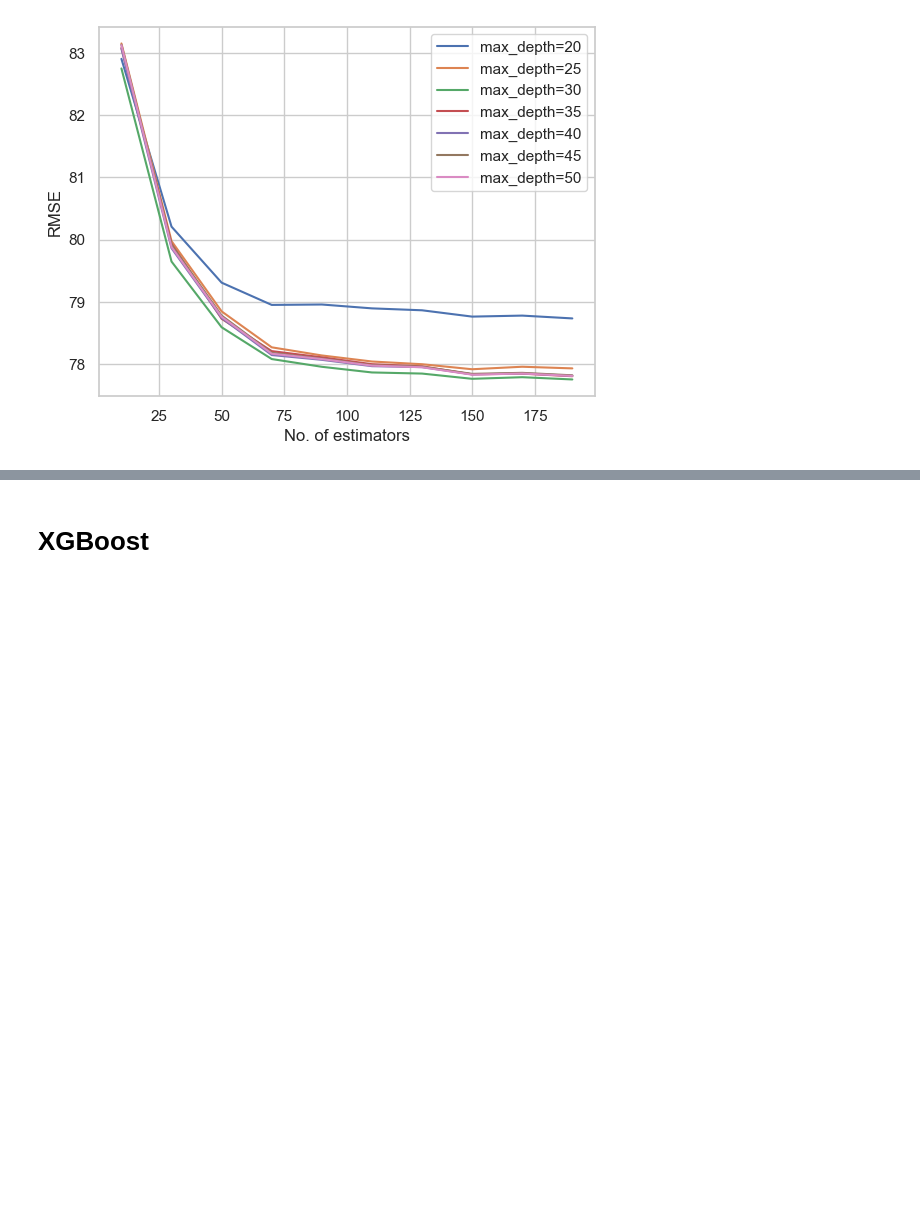
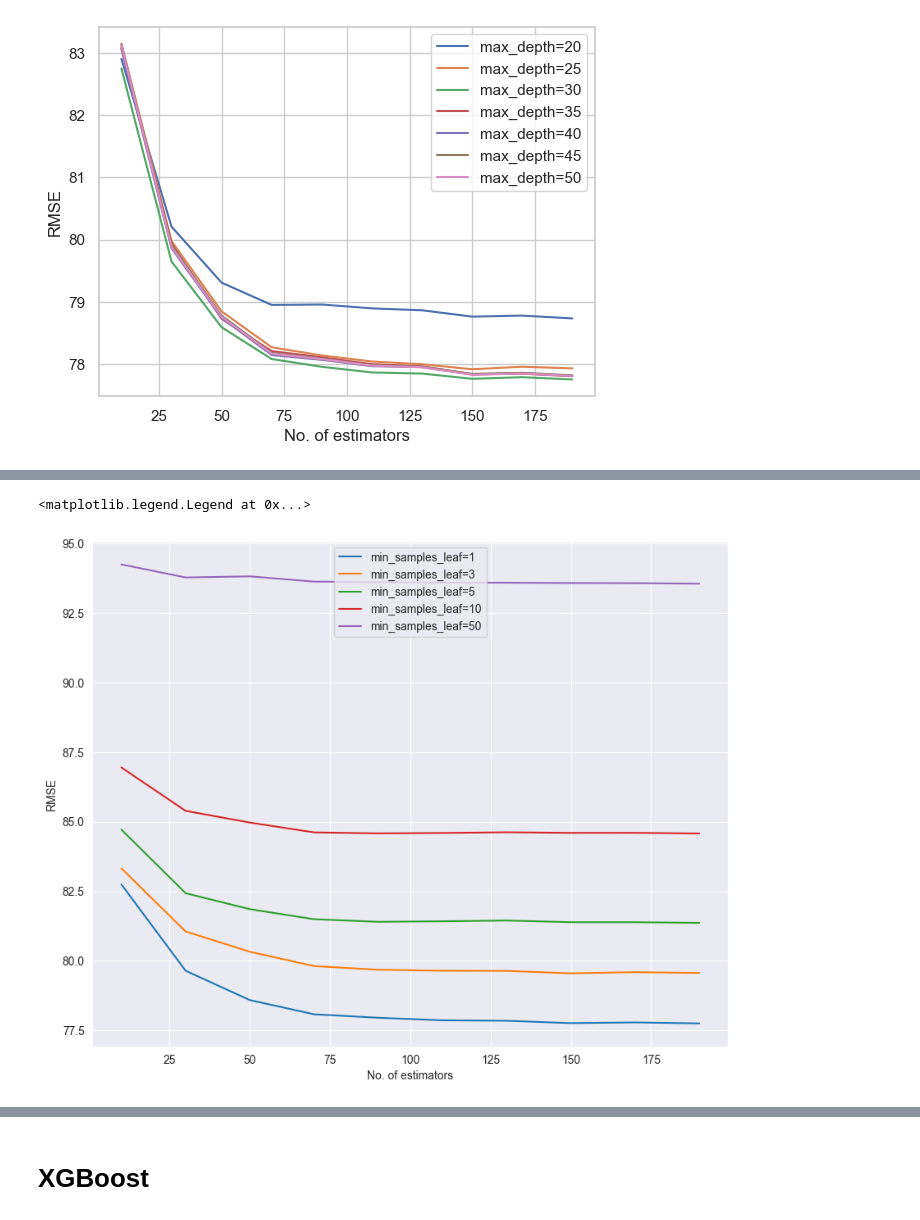
Before and after one commit to kausnz/panama-electricity-load-forecast, a Jupyter notebook: notebook.ipynb, the cells around one changed output, grey strips where cells are left out. Saved outputs shown, nothing was run; the diff lists cells and outputs as text; code cells hidden in the pictures; blank space fills up the shorter version.

```diff
--- a/notebook.ipynb
+++ b/notebook.ipynb
@@ -407,0 +417,21 @@ plt.legend()
+# %%
+# Based on the above graph, optimal max_depth is 30.
+max_depth = 30
+
+# Finding the optimal min_samples_leaf
+scores = []
+for s in tqdm([1, 3, 5, 10, 50]):
+    for n in tqdm(range(10, 201, 20)):
+        rf = RandomForestRegressor(n_estimators=n,
+                                   max_depth=max_depth,
+                                   min_samples_leaf=s,
+                                   random_state=1,
+                                   n_jobs=-1)
+        rf.fit(X_train, y_train)
+        y_val_pred = rf.predict(X_val)
+        rmse = np.sqrt(mean_squared_error(y_val, y_val_pred))
+        mae = mean_absolute_error(y_val, y_val_pred)
+        scores.append((n, s, rmse, mae))
+# %%
+df_scores = pd.DataFrame(scores, columns=['n_estimators', 'min_samples_leaf', 'rmse', 'mae'])
+df_scores
@@ -407,0 +456,12 @@ plt.legend()
+# %%
+# plt.figure(figsize=(10, 8))
+plt.xlabel('No. of estimators')
+plt.ylabel('RMSE')
+for s in [1, 3, 5, 10, 50]:
+    plt.plot(df_scores[df_scores.min_samples_leaf == s].n_estimators,
+             df_scores[df_scores.min_samples_leaf == s].rmse,
+             label=f'min_samples_leaf={s}')
+plt.legend()
+# %% [output]
+<matplotlib.legend.Legend at 0x...>
+[figure, added]
```
Also changed, not shown: parts of 12 cells of this notebook.
